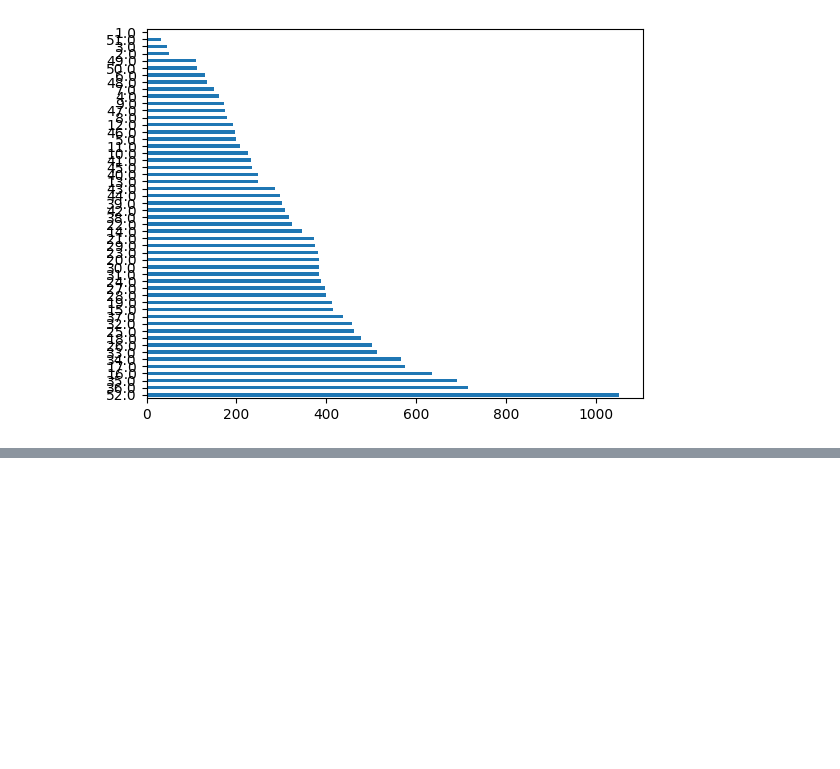
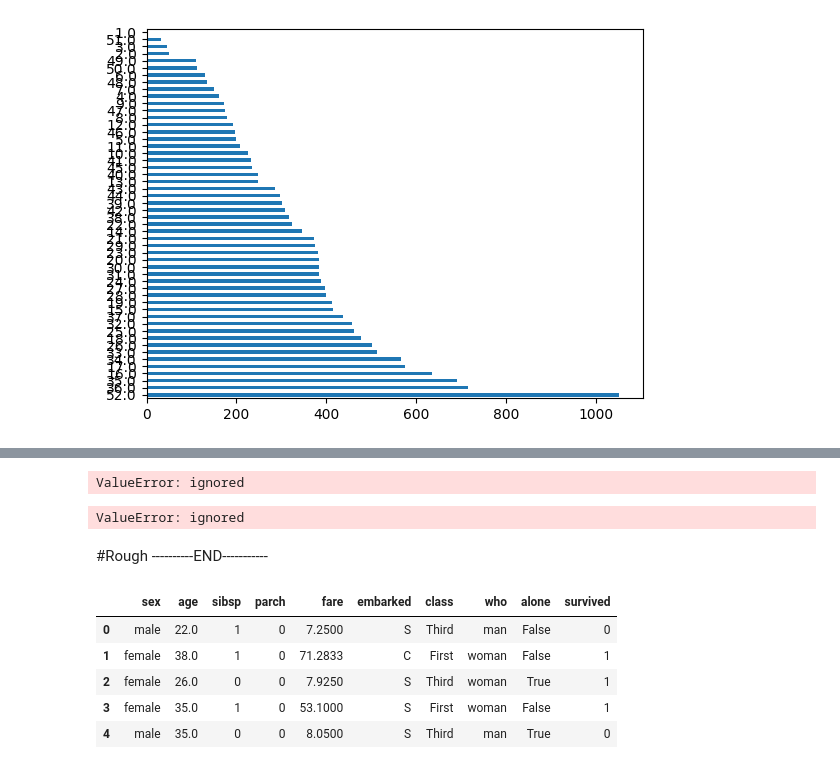
Before and after one commit to SahithiDuppati/Machine_Learning_With_Python, a Jupyter notebook: Machine_Learning_with_Python.ipynb, the cells around one changed output, grey strips where cells are left out. Drawn from its saved outputs; the diff is of its cells as text; code cells hidden in the pictures; blank space fills up the shorter version.

```diff
--- a/Machine_Learning_with_Python.ipynb
+++ b/Machine_Learning_with_Python.ipynb
@@ -115,0 +328,12 @@ dtrain.housing_median_age.value_counts().plot(kind='barh')
+# %%
+def dataframe_to_dataset(dataframe):
+    dataframe = dataframe.copy()
+    ds = tf.data.Dataset.from_tensor_slices((dict(dataframe), labels))
+    ds = ds.shuffle(buffer_size=len(dataframe))
+    return ds
+
+
+train_ds = dataframe_to_dataset(train_dataframe)
+val_ds = dataframe_to_dataset(val_dataframe)
+# %% [output]
+ValueError: ignored
@@ -115,0 +354,30 @@ dtrain.housing_median_age.value_counts().plot(kind='barh')
+# %%
+from keras.utils import FeatureSpace
+feature_space = FeatureSpace(
+    features={
+        "fare": "float_normalized",
+        "sex": "string_categorical",
+        "class": "string_categorical",
+        "who": "string_categorical",
+        "alone": "string_categorical",
+        "age": "integer_categorical",
+        "survived": "integer_categorical",
+    },
+    crosses=None,
+    output_mode="concat",
+)
+feature_space.adapt(dtrain)
+# %% [output]
+ValueError: ignored
+# %% [markdown]
+#Rough ----------END-----------
+# %%
+dataframe = pd.read_csv('/content/drive/MyDrive/Colab Notebooks/Titanic.csv')
+dataframe.head()
+# %% [output]
+|  | sex | age | sibsp | parch | fare | embarked | class | who | alone | survived |
+| 0 | male | 22.0 | 1 | 0 | 7.2500 | S | Third | man | False | 0 |
+| 1 | female | 38.0 | 1 | 0 | 71.2833 | C | First | woman | False | 1 |
+| 2 | female | 26.0 | 0 | 0 | 7.9250 | S | Third | woman | True | 1 |
+| 3 | female | 35.0 | 1 | 0 | 53.1000 | S | First | woman | False | 1 |
+| 4 | male | 35.0 | 0 | 0 | 8.0500 | S | Third | man | True | 0 |
```
Also changed, not shown: parts of 38 cells of this notebook.
